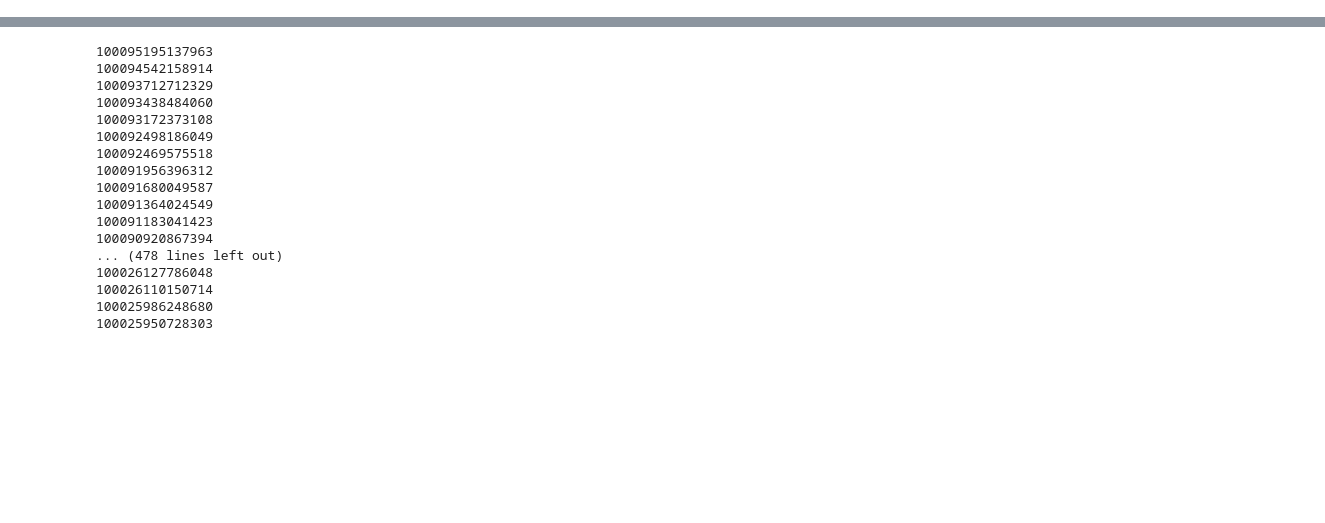
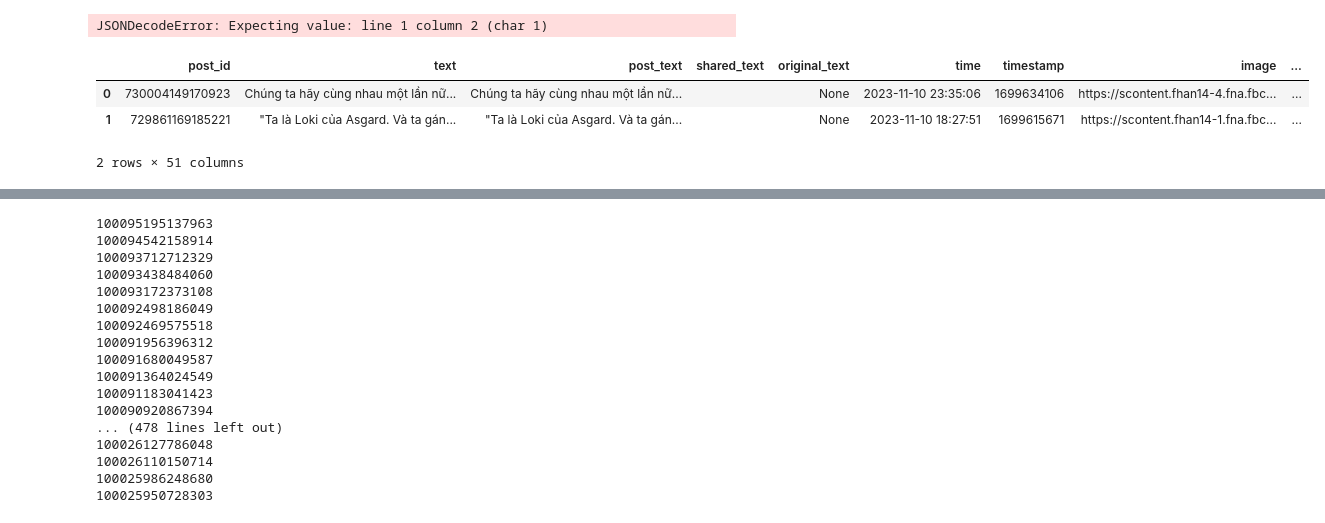
Before and after one commit to 4IUK/facebook_scraper, a Jupyter notebook: test3.ipynb, the cells around one changed output, grey strips where cells are left out. Cells and saved outputs as stored; diff of their text form; code cells hidden in the pictures; blank space fills up the shorter version.

```diff
--- a/test3.ipynb
+++ b/test3.ipynb
@@ -41,0 +41,26 @@ for reactor in reactor_id:
+# %%
+post_list = []
+for reactor in fs.get_reactors(post_id=post_id, cookies='cookies.txt'):
+    try:
+        if isinstance(reactor, str):
+            reactor_json = json.loads(reactor)
+            reactor_id.append(reactor_json)
+        elif isinstance(reactor, dict):
+            reactor_id.append(reactor)
+        else:
+            print(f"Unexpected data type: {type(reactor)}")
+    except json.JSONDecodeError as e:
+        print(f"Error decoding JSON: {e}")
+        # Xử lý lỗi và tiếp tục vòng lặp
+        continue
+# %% [output]
+JSONDecodeError: Expecting value: line 1 column 2 (char 1)
+# %%
+df = pd.DataFrame(post_list)
+# %%
+df.head(10)
+# %% [output]
+|  | post_id | text | post_text | shared_text | original_text | time | timestamp | image | ... |
+| 0 | 730004149170923 | Chúng ta hãy cùng nhau một lần nữ... | Chúng ta hãy cùng nhau một lần nữ... |  | None | 2023-11-10 23:35:06 | 1699634106 | https://scontent.fhan14-4.fna.fbc... | ... |
+| 1 | 729861169185221 | "Ta là Loki của Asgard. Và ta gán... | "Ta là Loki của Asgard. Và ta gán... |  | None | 2023-11-10 18:27:51 | 1699615671 | https://scontent.fhan14-1.fna.fbc... | ... |
+2 rows × 51 columns
```
Also changed, not shown: parts of 11 cells of this notebook, 11 other files.
